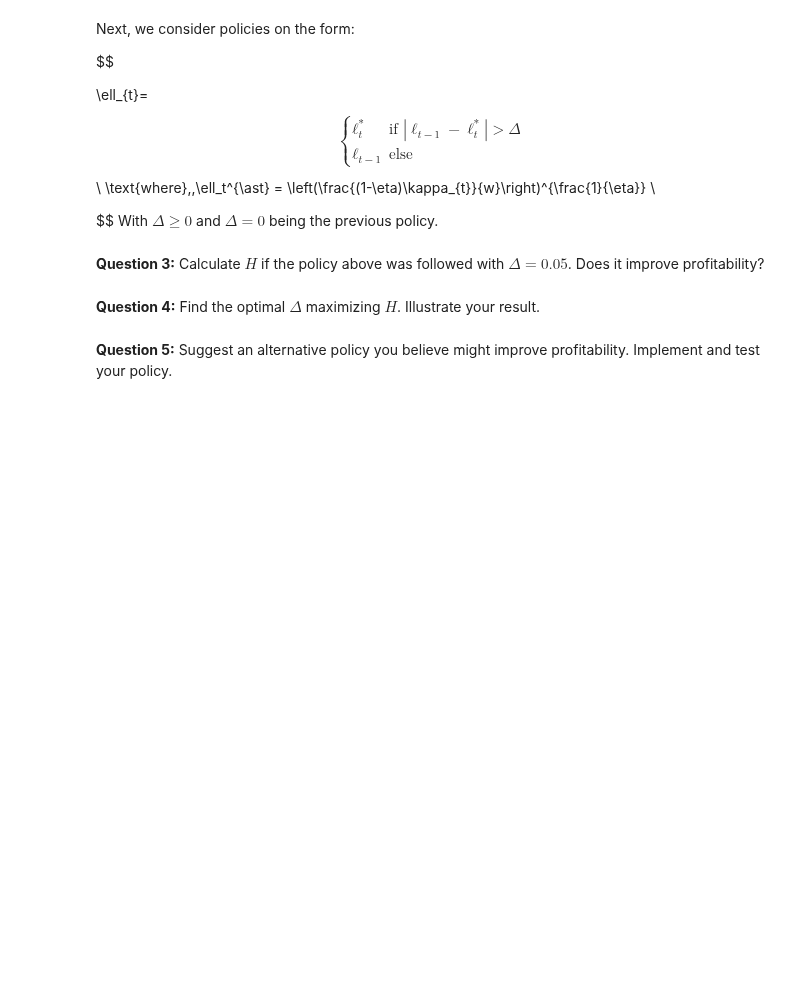
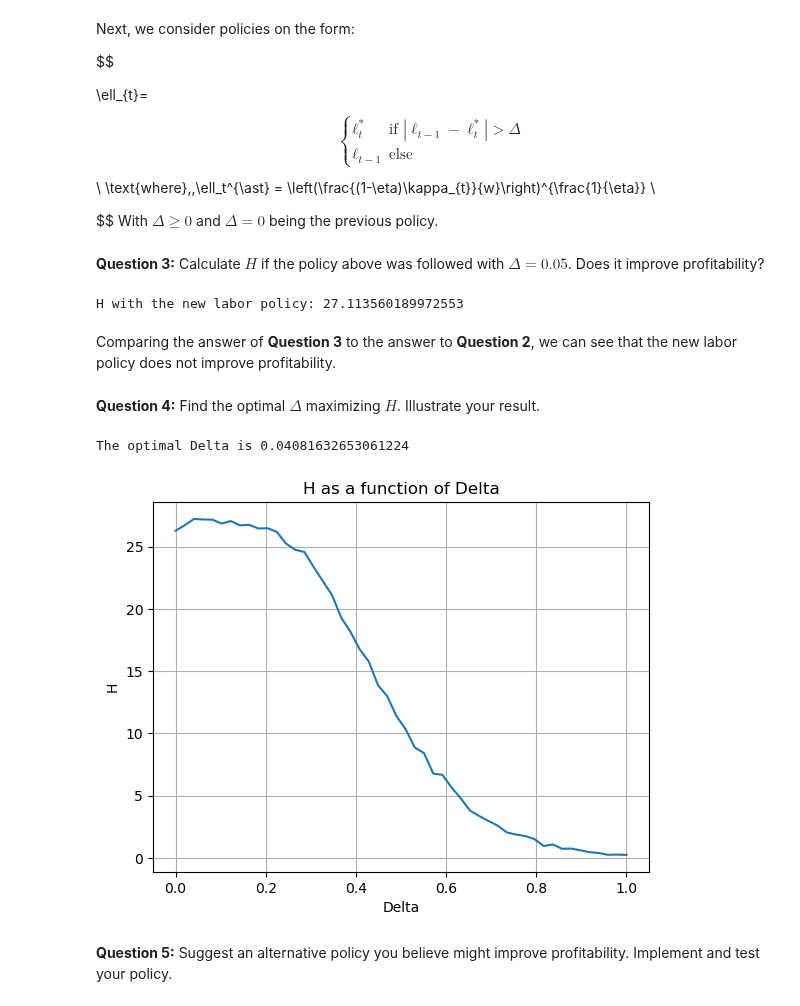
Before and after one commit to NumEconCopenhagen/projects-2023-icehot1, a Jupyter notebook: examproject/Exam-2023.ipynb, the cells around one changed output. Drawn from its saved outputs; the diff is of its cells as text; code cells hidden in the pictures; blank space fills up the shorter version.

Commit message:
problem 2: question 3, 4,not sure about it (draft)

```diff
--- a/examproject/Exam-2023.ipynb
+++ b/examproject/Exam-2023.ipynb
@@ -245,7 +247,7 @@ rho = 0.90
 iota = 0.01
 sigma_epsilon = 0.10
 R = (1 + 0.01)**(1/12)
-K = 10000  # Possibly add an algorithm to speed it up look at problem set 5 and lectures Algorithms basics, Searching and recursion, Sorting
+K = 1000  # Possibly add an algorithm to speed it up look at problem set 5 and lectures Algorithms basics, Searching and recursion, Sorting
 
 # Generate the shock series
 epsilon = np.random.normal(-0.5*sigma_epsilon**2, sigma_epsilon, (K, 120))
@@ -295,2 +297,36 @@ With $\Delta \geq 0$ and $\Delta = 0$ being the previous policy.
+# %%
+T = 120  # Number of months
+Delta = 0.05  # The threshold for labor adjustment
+
+# Define the new labor policy
+def labor_policy(l_last, kappa):
+    l_star = ((1 - eta) * kappa / w)**(1 / eta)
+    if abs(l_last - l_star) > Delta:
+        return l_star
+    else:
+        return l_last
+
+# Generate shock series and calculate H using the new labor policy
+np.random.seed(0)
+H_new_policy = 0.0
+for _ in range(K):
+    kappa = 1.0
+    l_last = 0.0
+    total_profit = 0.0
+    for _ in range(T):
+        epsilon = np.random.normal(loc=-0.5*sigma_epsilon**2, scale=sigma_epsilon)
+        kappa = np.exp(rho*np.log(kappa) + epsilon)
+        l = labor_policy(l_last, kappa)
+        total_profit += R**(-t) * (kappa*l**(1-eta) - w*l - int(l != l_last)*iota)
+        l_last = l
+    H_new_policy += total_profit
+
+H_new_policy /= K
+
+print(f"H with the new labor policy: {H_new_policy}")
+# %% [output]
+H with the new labor policy: 27.113560189972553
+# %% [markdown]
+Comparing the answer of **Question 3** to the answer to **Question 2**, we can see that the new labor policy does not improve profitability.
 # %% [markdown]
 **Question 4:** Find the optimal $\Delta$ maximizing $H$. Illustrate your result.
@@ -299,3 +333,41 @@ With $\Delta \geq 0$ and $\Delta = 0$ being the previous policy.
+# %%
+# Initialize a list to store the values of H for different Delta values
+H_values = []
+Delta_values = np.linspace(0.0, 1.0, 50)  # Consider a range of Delta values between 0 and 1
+
+# Calculate H for each Delta value
+for Delta in Delta_values:
+    H_new_policy = 0.0
+    for _ in range(K):
+        kappa = 1.0
+        l_last = 0.0
+        total_profit = 0.0
+        for _ in range(T):
+            epsilon = np.random.normal(loc=-0.5*sigma_epsilon**2, scale=sigma_epsilon)
+            kappa = np.exp(rho*np.log(kappa) + epsilon)
+            l = labor_policy(l_last, kappa)
+            total_profit += R**(-t) * (kappa*l**(1-eta) - w*l - int(l != l_last)*iota)
+            l_last = l
+        H_new_policy += total_profit
+
+    H_new_policy /= K
+    H_values.append(H_new_policy)
+
+# Find the Delta value that maximizes H
+optimal_Delta = Delta_values[np.argmax(H_values)]
+
+print(f"The optimal Delta is {optimal_Delta}")
+# %% [output]
+The optimal Delta is 0.04081632653061224
+# %%
+plt.plot(Delta_values, H_values)
+plt.xlabel("Delta")
+plt.ylabel("H")
+plt.title("H as a function of Delta")
+plt.grid(True)
+plt.show()
+# %% [output]
+[figure, added]
 # %% [markdown]
 
 **Question 5:** Suggest an alternative policy you believe might improve profitability. Implement and test your policy.
```
Also changed, not shown: parts of 8 cells of this notebook.
